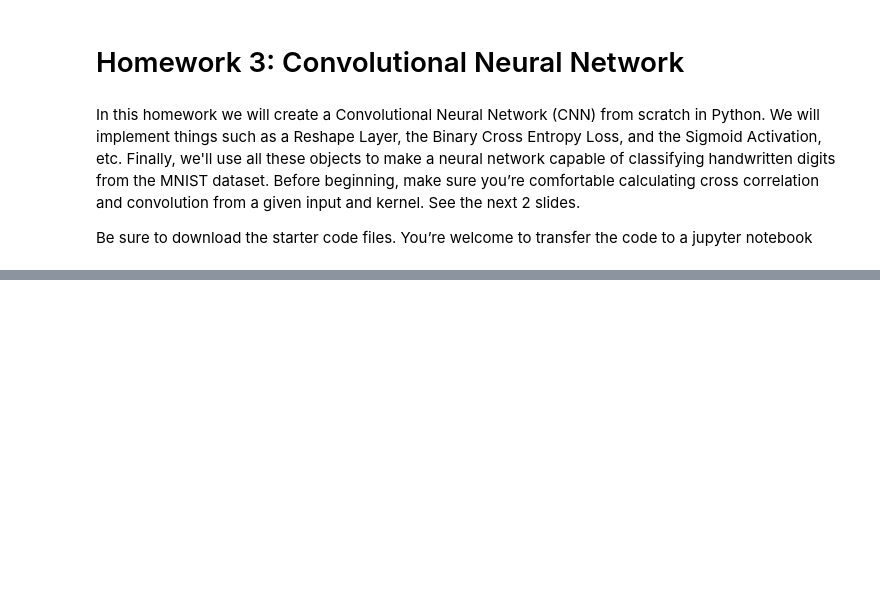
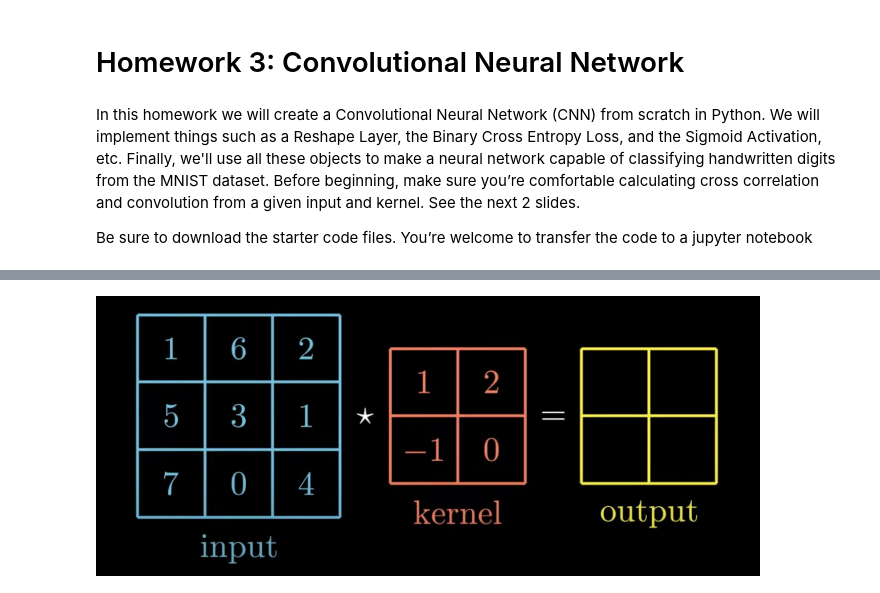
Before and after one commit to Israeli21/data_science_2, a Jupyter notebook: HW/hw3/HW3.ipynb, the cells around one changed output, grey strips where cells are left out. Cells and saved outputs as stored; diff of their text form; code cells hidden in the pictures; blank space fills up the shorter version.

```diff
--- a/HW/hw3/HW3.ipynb
+++ b/HW/hw3/HW3.ipynb
@@ -20,0 +26,4 @@ SyntaxError: invalid syntax (dense.py, line 2)
+# %%
+display.Image("question1.png")
+# %% [output]
+[figure, added]
```
Also changed, not shown: parts of 11 cells of this notebook, 17 other files.
